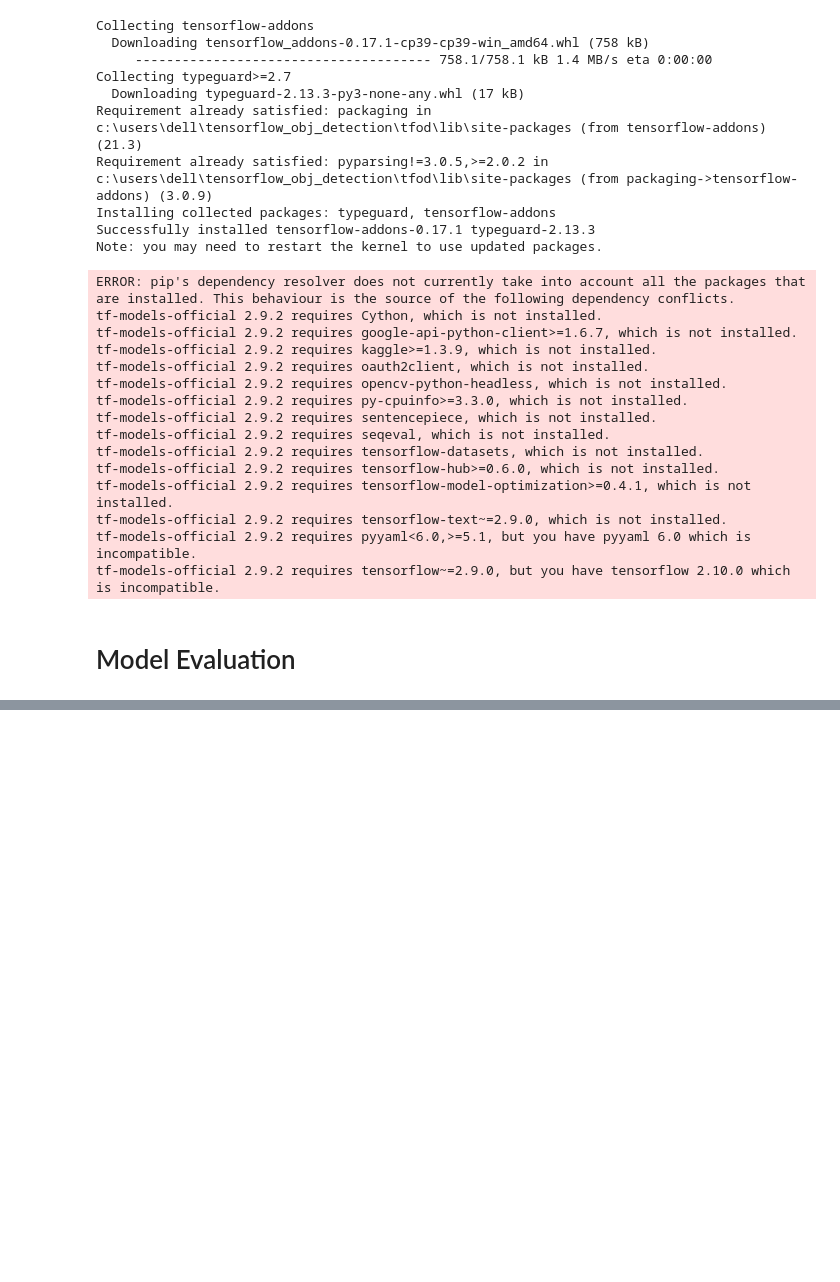
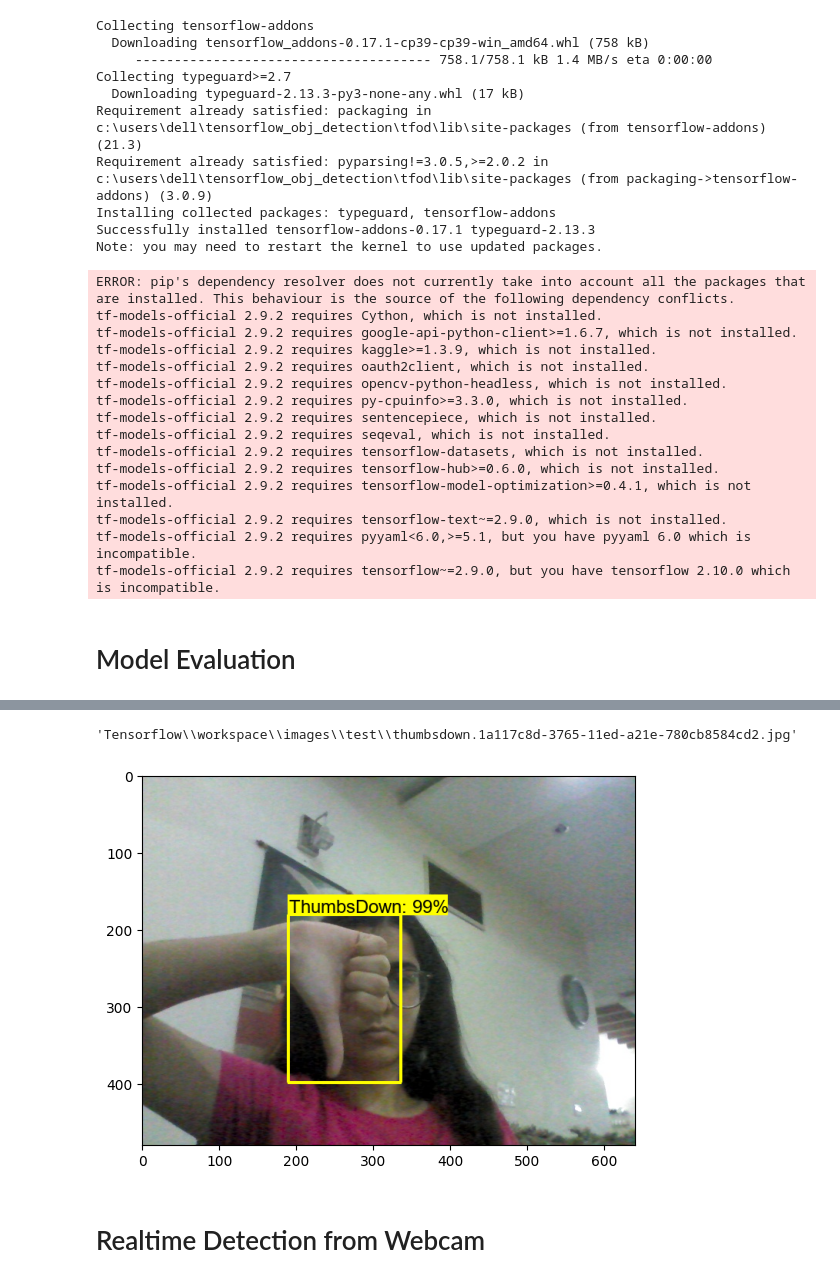
Before and after one commit to Manvikaul/object-Detection-using-Tensorflow, a Jupyter notebook: Training_and_detection.ipynb, the cells around one changed output, grey strips where cells are left out. Cells and saved outputs as stored; diff of their text form; code cells hidden in the pictures; blank space fills up the shorter version.

```diff
--- a/Training_and_detection.ipynb
+++ b/Training_and_detection.ipynb
@@ -623,0 +674,43 @@ def detect_fn(image):
+# %%
+category_index = label_map_util.create_category_index_from_labelmap(files['LABELMAP'])
+# %%
+IMAGE_PATH = os.path.join(paths['IMAGE_PATH'], 'test', 'thumbsdown.1a117c8d-3765-11ed-a21e-780cb8584cd2.jpg')
+# %%
+IMAGE_PATH
+# %% [output]
+'Tensorflow\\workspace\\images\\test\\thumbsdown.1a117c8d-3765-11ed-a21e-780cb8584cd2.jpg'
+# %%
+img = cv2.imread(IMAGE_PATH)
+image_np = np.array(img)
+
+input_tensor = tf.convert_to_tensor(np.expand_dims(image_np, 0), dtype=tf.float32)
+detections = detect_fn(input_tensor)
+
+num_detections = int(detections.pop('num_detections'))
+detections = {key: value[0, :num_detections].numpy()
+              for key, value in detections.items()}
+detections['num_detections'] = num_detections
+
+# detection_classes should be ints.
+detections['detection_classes'] = detections['detection_classes'].astype(np.int64)
+
+label_id_offset = 1
+image_np_with_detections = image_np.copy()
+
+viz_utils.visualize_boxes_and_labels_on_image_array(
+            image_np_with_detections,
+            detections['detection_boxes'],
+            detections['detection_classes']+label_id_offset,
+            detections['detection_scores'],
+            category_index,
+            use_normalized_coordinates=True,
+            max_boxes_to_draw=5,
+            min_score_thresh=.8,
+            agnostic_mode=False)
+
+plt.imshow(cv2.cvtColor(image_np_with_detections, cv2.COLOR_BGR2RGB))
+plt.show()
+# %% [output]
+[figure, added]
+# %% [markdown]
+# Realtime Detection from Webcam
```
Also changed, not shown: parts of 32 cells of this notebook, 12 other files.
